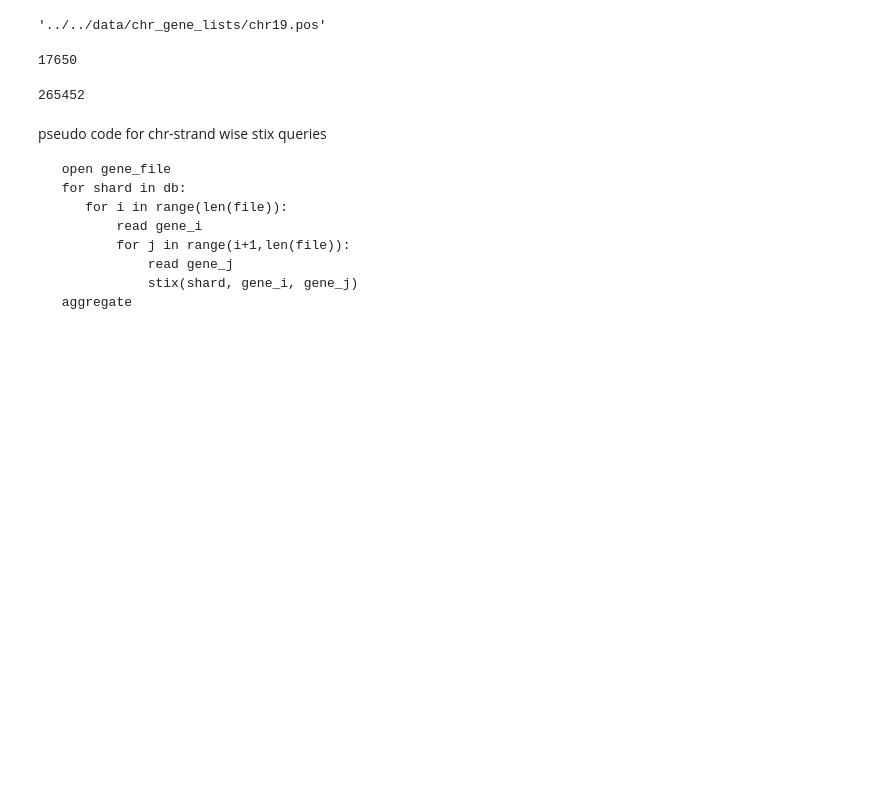
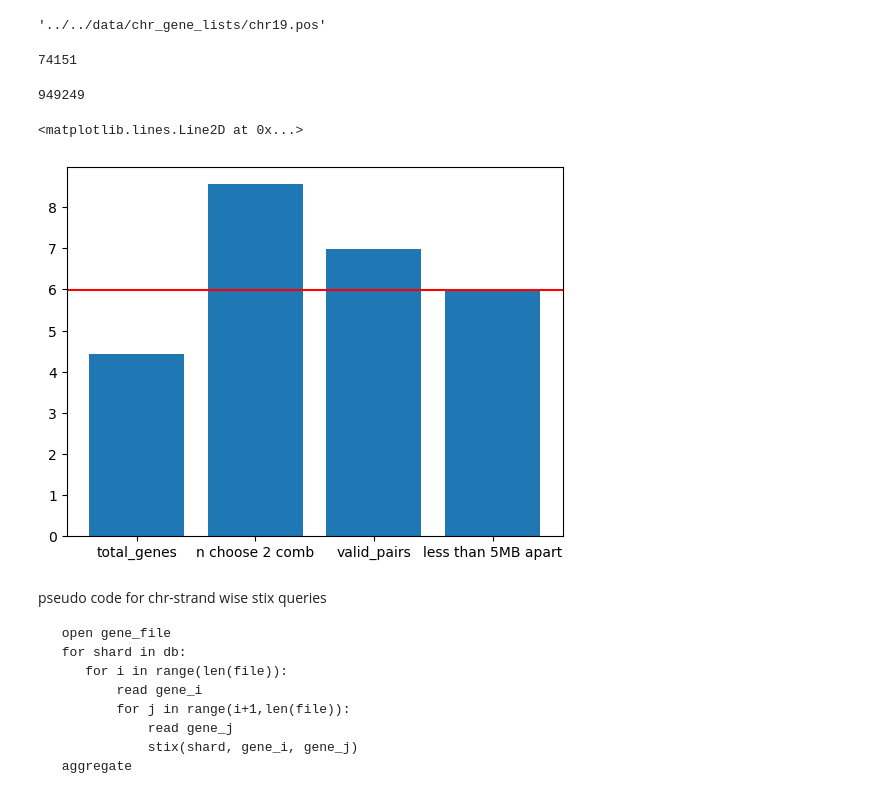
Before and after one commit to jakekrol/genefusion, a Jupyter notebook: scripts/python/gene_fusion.ipynb, the cells around one changed output. Saved outputs shown, nothing was run; the diff lists cells and outputs as text; code cells hidden in the pictures; blank space fills up the shorter version.

````diff
--- a/scripts/python/gene_fusion.ipynb
+++ b/scripts/python/gene_fusion.ipynb
@@ -159,7 +166,7 @@ files[0]
 # %% [output]
 '../../data/chr_gene_lists/chr19.pos'
 # %%
-def count_valid_pairs(gene_file, max_dist = 10 ** 6):
+def count_valid_pairs(gene_file, max_dist = 5 * (10 ** 6)):
     df = pd.read_csv(gene_file, sep='\t', header=None)
     m = df.shape[0]
     valid_pairs = 0
@@ -172,12 +179,20 @@ def count_valid_pairs(gene_file, max_dist = 10 ** 6):
     return valid_pairs
 count_valid_pairs(files[0])
 # %% [output]
-17650
+74151
 # %%
 l = list(map(count_valid_pairs,files))
-sum(l)
+dist_cutoff = sum(l)
-# %% [output]
-265452
+# %%
+dist_cutoff
+# %% [output]
+949249
+# %%
+plt.bar(['total_genes','n choose 2 comb','valid_pairs', 'less than 5MB apart'],data +[np.log10(dist_cutoff)])
+plt.axhline(y=np.log10(dist_cutoff), color='r', linestyle='-')
+# %% [output]
+<matplotlib.lines.Line2D at 0x...>
+[figure, added]
 # %% [markdown]
 pseudo code for  chr-strand wise stix queries
 ```
````
Also changed, not shown: parts of 1 cell of this notebook, 3 other files.
